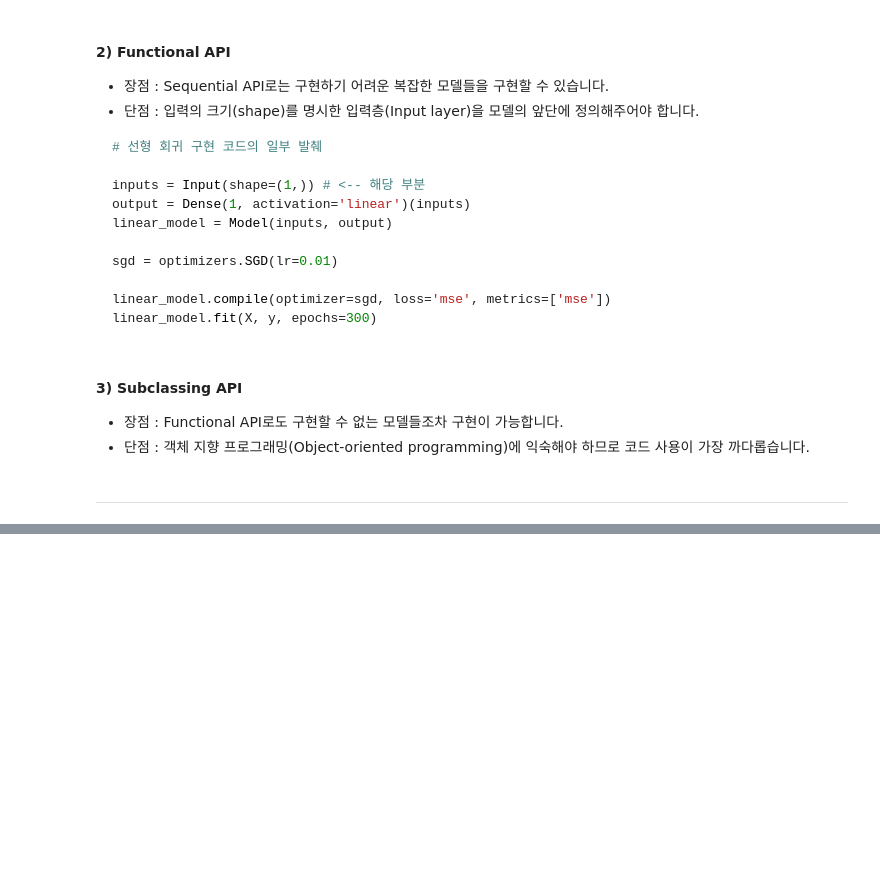
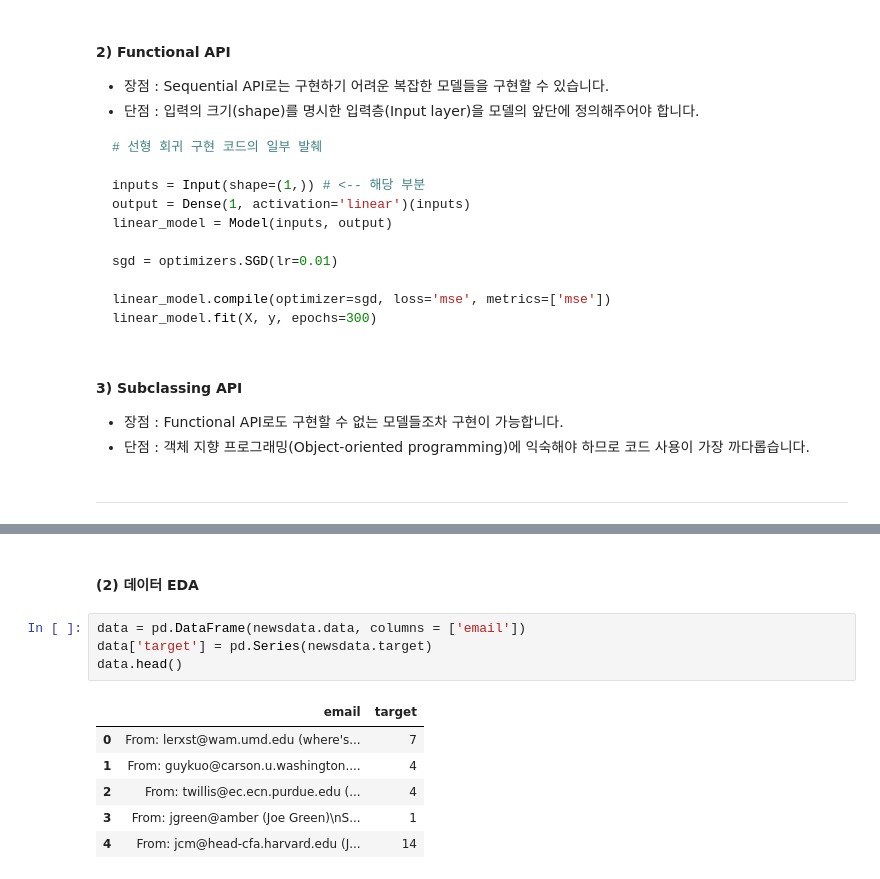
Before and after one commit to euneun316/NLP-Study, a Jupyter notebook: tensorflow-nlp-tutorial/Deep_Learning.ipynb, the cells around one changed output, grey strips where cells are left out. Saved outputs shown, nothing was run; the diff lists cells and outputs as text; blank space fills up the shorter version.

```diff
--- a/tensorflow-nlp-tutorial/Deep_Learning.ipynb
+++ b/tensorflow-nlp-tutorial/Deep_Learning.ipynb
@@ -534,0 +706,13 @@ linear_model.fit(X, y, epochs=300)
+# %% [markdown]
+#### (2) 데이터 EDA
+# %%
+data = pd.DataFrame(newsdata.data, columns = ['email'])
+data['target'] = pd.Series(newsdata.target)
+data.head()
+# %% [output]
+|  | email | target |
+| 0 | From: lerxst@wam.umd.edu (where's... | 7 |
+| 1 | From: guykuo@carson.u.washington.... | 4 |
+| 2 | From: twillis@ec.ecn.purdue.edu (... | 4 |
+| 3 | From: jgreen@amber (Joe Green)\nS... | 1 |
+| 4 | From: jcm@head-cfa.harvard.edu (J... | 14 |
```
Also changed, not shown: parts of 50 cells of this notebook.
